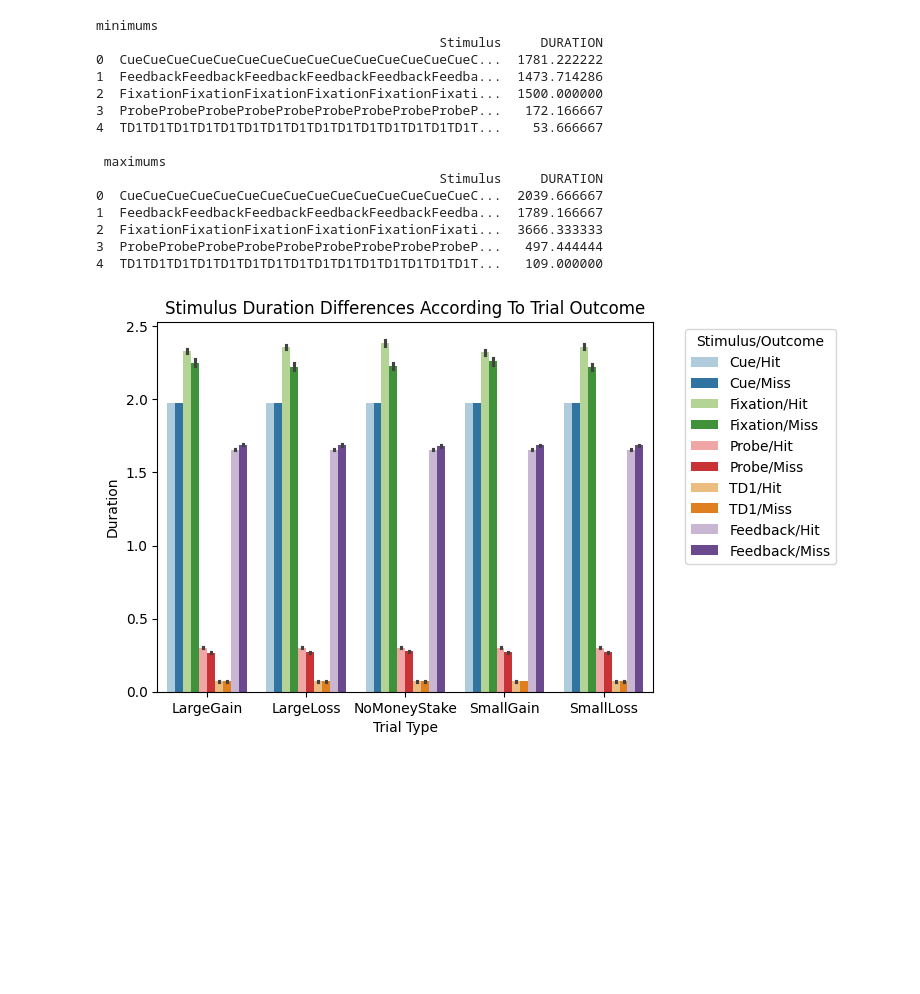
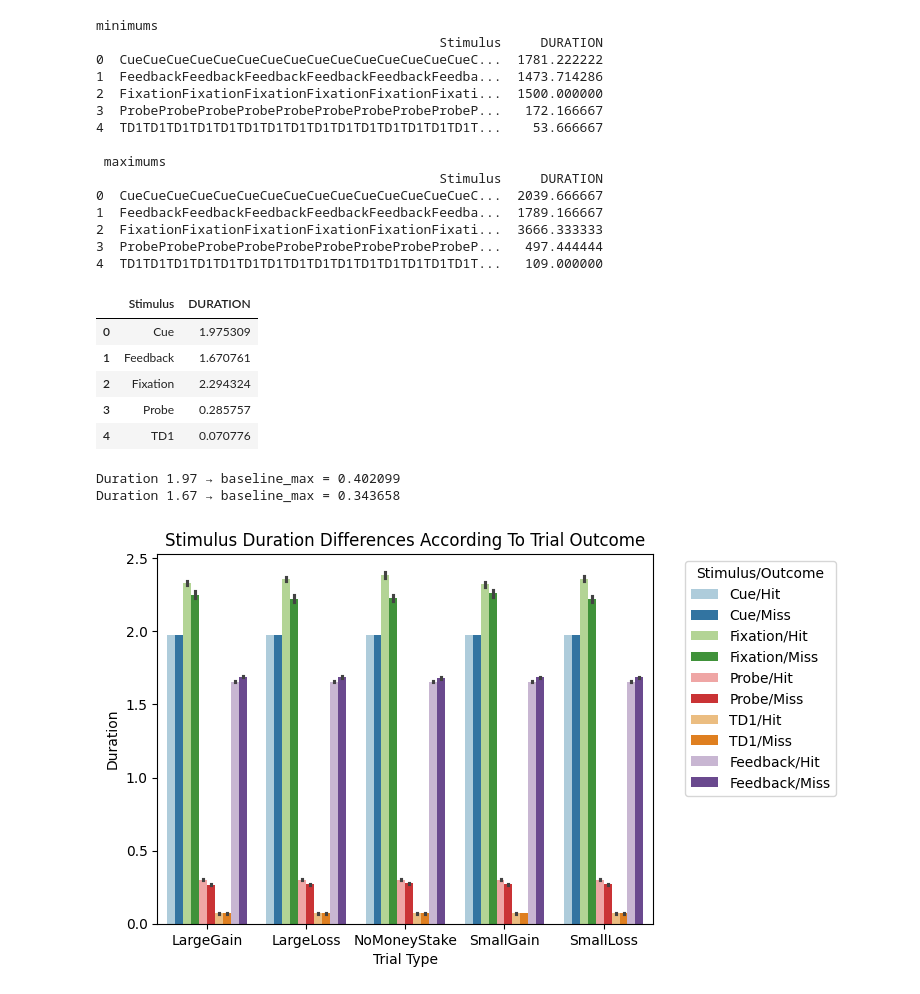
Before and after one commit to poldrack/MID_simulations, a Jupyter notebook: manuscript_code/duration_rt_by_condition_outcome.ipynb, the cells around one changed output. Drawn from its saved outputs; the diff is of its cells as text; code cells hidden in the pictures; blank space fills up the shorter version.

```diff
--- a/manuscript_code/duration_rt_by_condition_outcome.ipynb
+++ b/manuscript_code/duration_rt_by_condition_outcome.ipynb
@@ -177,6 +177,48 @@ minimums
 2  FixationFixationFixationFixationFixationFixati...  3666.333333
 3  ProbeProbeProbeProbeProbeProbeProbeProbeProbeP...   497.444444
 4  TD1TD1TD1TD1TD1TD1TD1TD1TD1TD1TD1TD1TD1TD1TD1T...   109.000000
+# %%
+mean_duration_per_outcome
+# %% [output]
+|  | Stimulus | DURATION |
+| 0 | Cue | 1.975309 |
+| 1 | Feedback | 1.670761 |
+| 2 | Fixation | 2.294324 |
+| 3 | Probe | 0.285757 |
+| 4 | TD1 | 0.070776 |
+# %%
+from nilearn.glm.first_level import compute_regressor
+
+# Parameters
+frame_times = np.arange(0, 40, 0.1)  # 40s, TR = 0.1s
+onset = 10.0
+durations_to_check = [1.97, 1.67]
+
+baseline_max_values = {}
+
+for dur in durations_to_check:
+    # exp_condition must be shape (3, n_events): [onset_row; duration_row; amplitude_row]
+    exp_condition = np.array((onset, dur, 1.0)).reshape(
+        3, 1
+    )  # shape (3,1) for one event
+
+    creg, names = compute_regressor(
+        exp_condition,
+        hrf_model='spm',
+        frame_times=frame_times,
+        con_id=f'duration_{dur}',
+    )
+
+    # creg has shape (n_timepoints, n_regressors); take first column
+    regressor = creg[:, 0]
+
+    baseline_max = regressor.max() - regressor[0]
+    baseline_max_values[dur] = baseline_max
+
+    print(f'Duration {dur:.2f} → baseline_max = {baseline_max:.6f}')
+# %% [output]
+Duration 1.97 → baseline_max = 0.402099
+Duration 1.67 → baseline_max = 0.343658
 # %%
 sns.barplot(
     x='TRIAL_TYPE',
```
